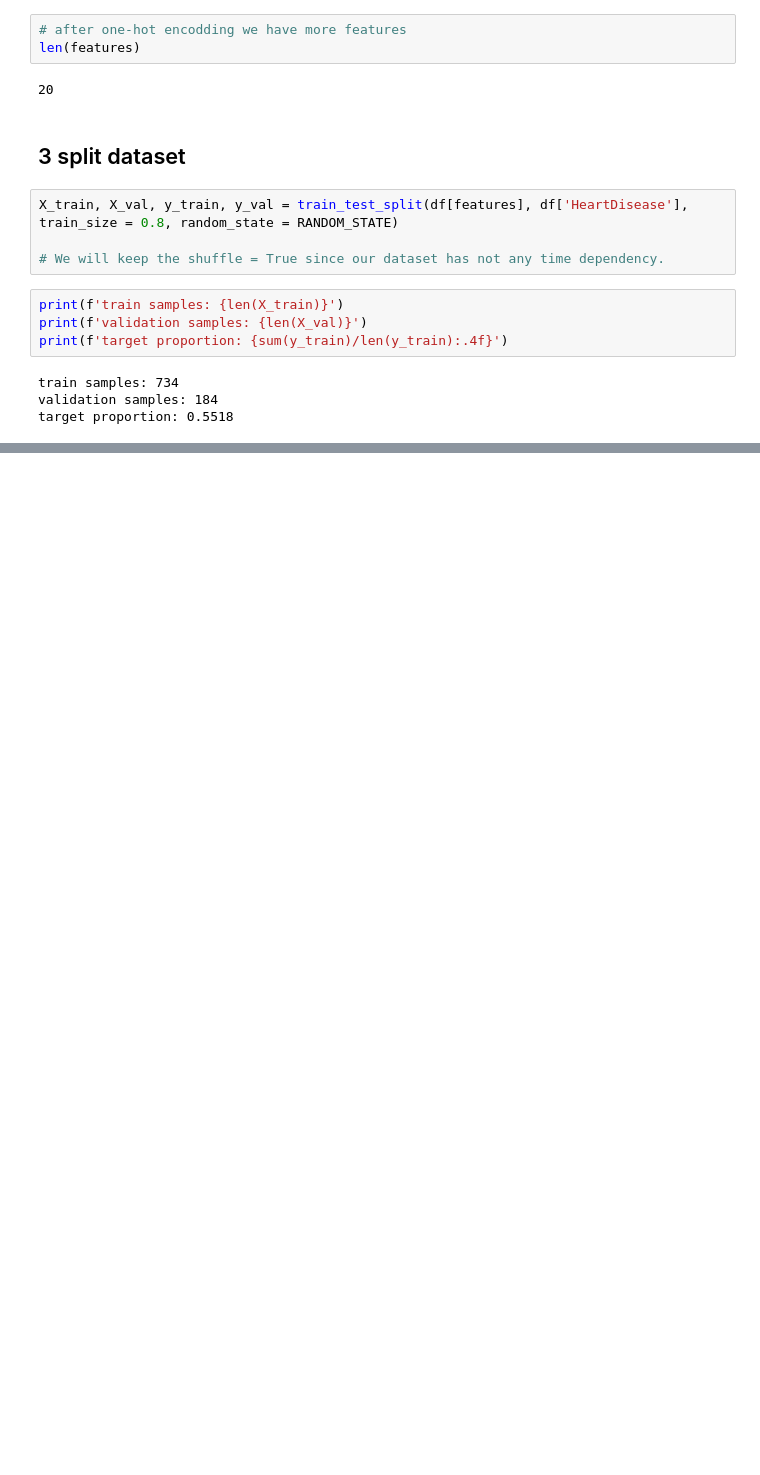
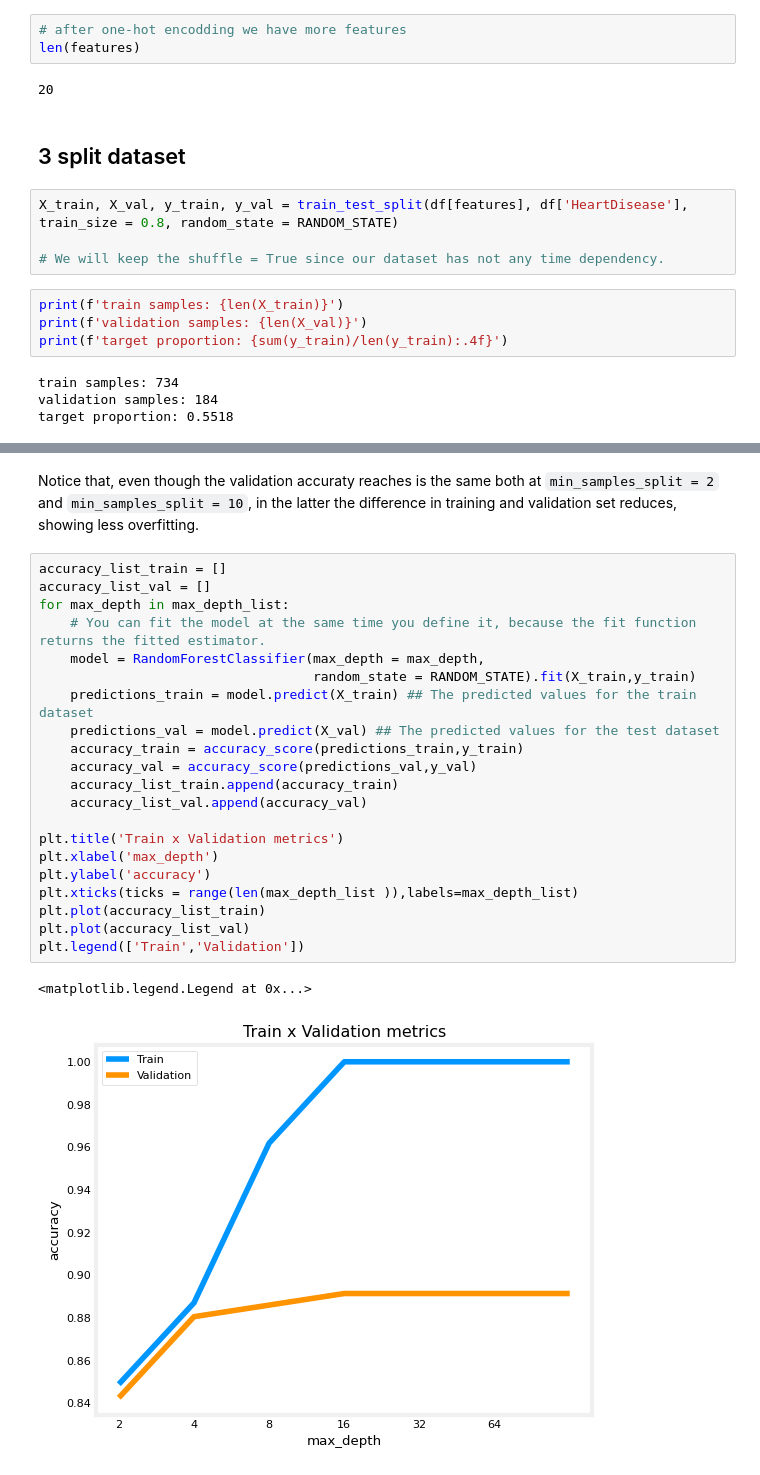
Before and after one commit to YeabsiraNigusse/machine-Learning, a Jupyter notebook: Trees Ensemble/Trees Ensemble.ipynb, the cells around one changed output, grey strips where cells are left out. Cells and saved outputs as stored; diff of their text form; blank space fills up the shorter version.

```diff
--- a/Trees Ensemble/Trees Ensemble.ipynb
+++ b/Trees Ensemble/Trees Ensemble.ipynb
@@ -88,0 +228,26 @@ target proportion: 0.5518
+# %% [markdown]
+Notice that, even though the validation accuraty reaches is the same both at `min_samples_split = 2` and `min_samples_split = 10`, in the latter the difference in training and validation set reduces, showing less overfitting.
+# %%
+accuracy_list_train = []
+accuracy_list_val = []
+for max_depth in max_depth_list:
+    # You can fit the model at the same time you define it, because the fit function returns the fitted estimator.
+    model = RandomForestClassifier(max_depth = max_depth,
+                                   random_state = RANDOM_STATE).fit(X_train,y_train)
+    predictions_train = model.predict(X_train) ## The predicted values for the train dataset
+    predictions_val = model.predict(X_val) ## The predicted values for the test dataset
+    accuracy_train = accuracy_score(predictions_train,y_train)
+    accuracy_val = accuracy_score(predictions_val,y_val)
+    accuracy_list_train.append(accuracy_train)
+    accuracy_list_val.append(accuracy_val)
+
+plt.title('Train x Validation metrics')
+plt.xlabel('max_depth')
+plt.ylabel('accuracy')
+plt.xticks(ticks = range(len(max_depth_list )),labels=max_depth_list)
+plt.plot(accuracy_list_train)
+plt.plot(accuracy_list_val)
+plt.legend(['Train','Validation'])
+# %% [output]
+<matplotlib.legend.Legend at 0x...>
+[figure, added]
```
Also changed, not shown: parts of 22 cells of this notebook.
